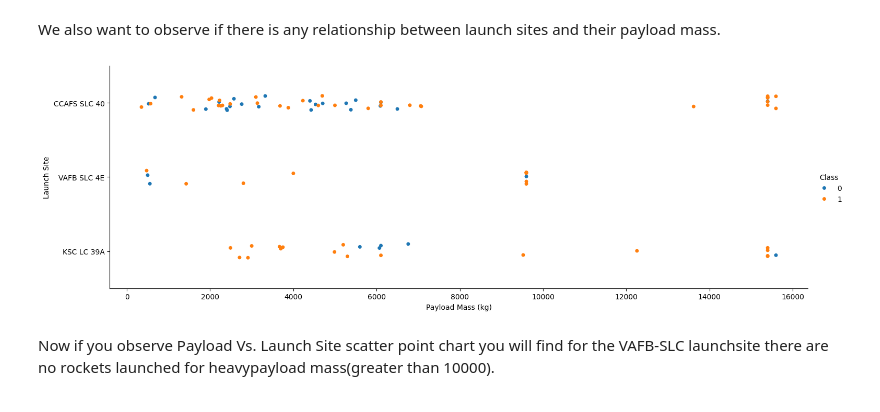
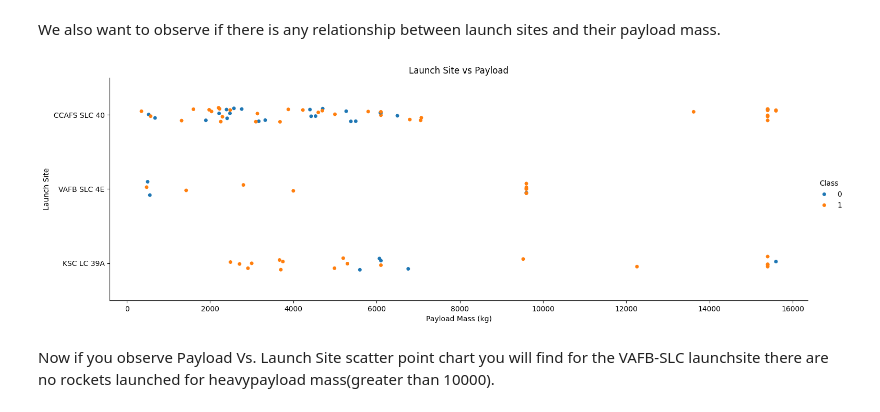
Before and after one commit to jrkopp/data-science-capstone, a Jupyter notebook: jupyter-labs-eda-dataviz-v2.ipynb, the cells around one changed output. Cells and saved outputs as stored; diff of their text form; code cells hidden in the pictures.

```diff
--- a/jupyter-labs-eda-dataviz-v2.ipynb
+++ b/jupyter-labs-eda-dataviz-v2.ipynb
@@ -157,11 +159,12 @@ We also want to observe if there is any relationship between launch sites and th
 # %%
 # Plot a scatter point chart with x axis to be Pay Load Mass (kg) and y axis to be the launch site, and hue to be the class value
 sns.catplot(y="LaunchSite", x="PayloadMass", hue="Class", data=df, aspect=3)
 plt.ylabel("Launch Site")
 plt.xlabel("Payload Mass (kg)")
+plt.title('Launch Site vs Payload')
 plt.show()
 # %% [output]
-[figure, old version]
+[figure, new version]
 # %% [markdown]
 Now if you observe Payload Vs. Launch Site scatter point chart you will find for the VAFB-SLC  launchsite there are no  rockets  launched for  heavypayload mass(greater than 10000).
 # %% [markdown]
```
Also changed, not shown: parts of 5 cells of this notebook, 7 other files.
